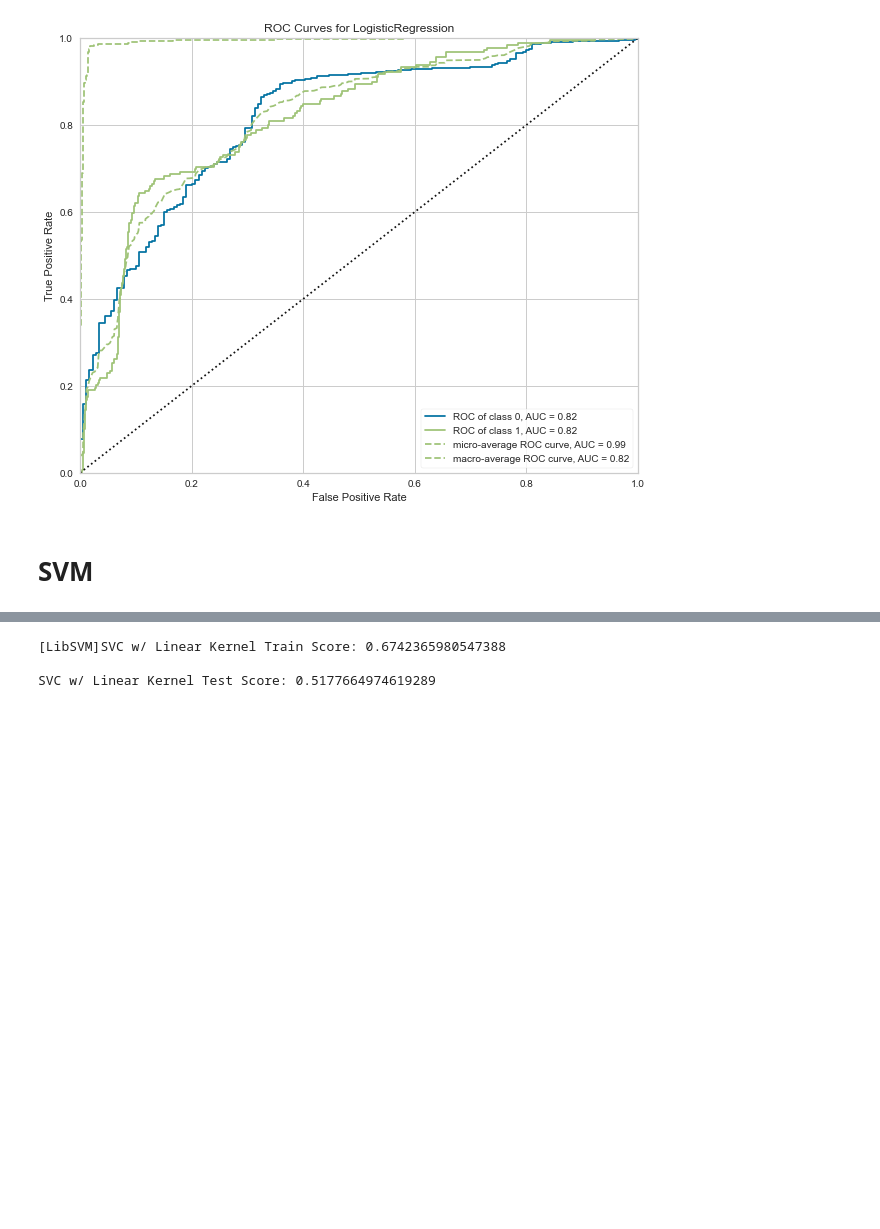
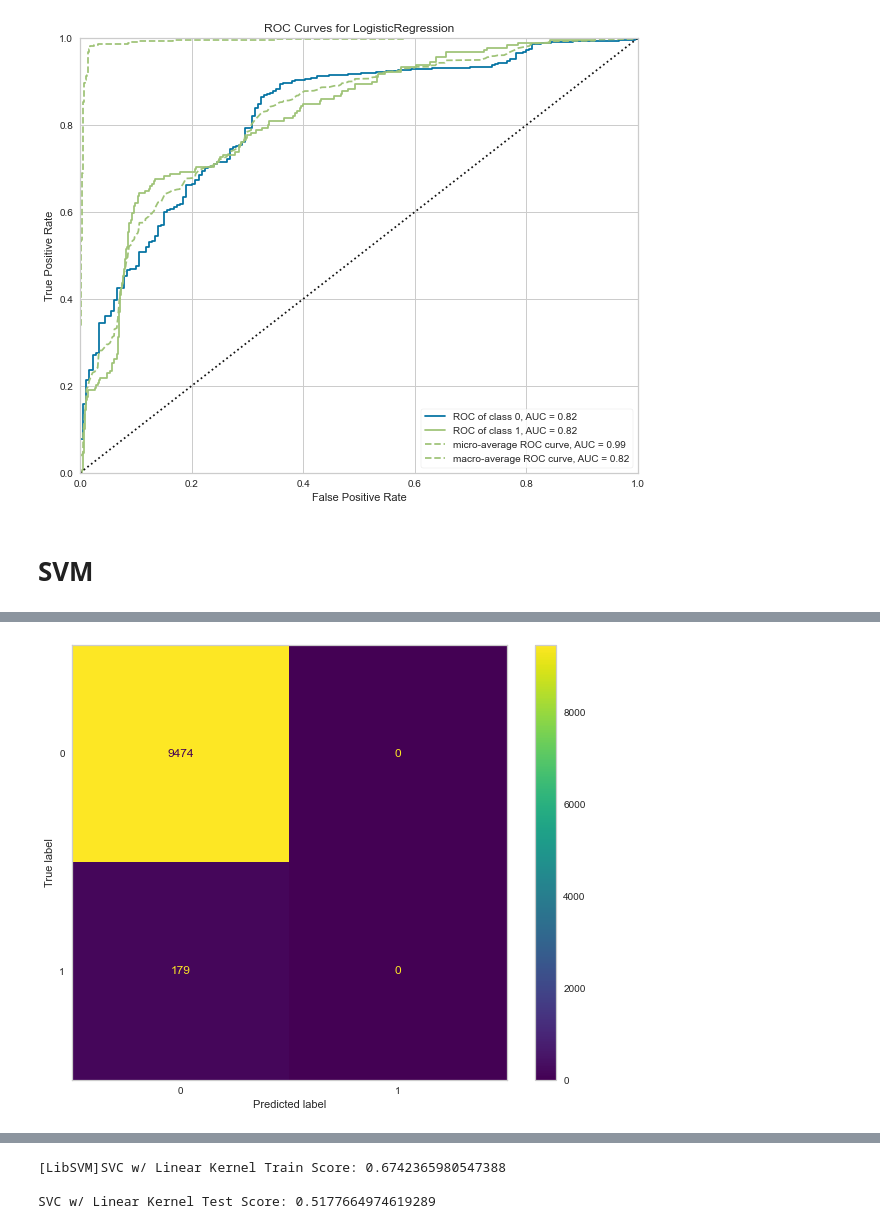
Before and after one commit to dvh549/Financial_Analytics, a Jupyter notebook: WOE_Notebook.ipynb, the cells around one changed output, grey strips where cells are left out. Cells and saved outputs as stored; diff of their text form; code cells hidden in the pictures; blank space fills up the shorter version.

Commit message:
svc without oversampling added. extra roc function added due to svc needing attribute binary=true

```diff
--- a/WOE_Notebook.ipynb
+++ b/WOE_Notebook.ipynb
@@ -557,2 +576,12 @@ plt.show()
 # %%
 from sklearn.svm import SVC
+# %%
+classif_lnr_wo = SVC(kernel="linear", probability=False, random_state=42)
+classif_lnr_wo.fit(X_train, y_train)
+svc_lnr_wo_train_score = classif_lnr_wo.score(X_train, y_train)
+svc_lnr_wo_test_score = classif_lnr_wo.score(X_test, y_test)
+svc_lnr_wo_pred = classif_lnr_wo.predict(X_test)
+
+
+print(f"SVC without oversampling w/ Linear Kernel Train Score: {svc_lnr_wo_train_score}\n")
+print(f"SVC without oversampling w/ Linear Kernel Test Score: {svc_lnr_wo_test_score}")
@@ -558,0 +604,10 @@ from sklearn.svm import SVC
+# %%
+plt.rcParams["figure.figsize"] = (10,8)
+mat = confusion_matrix(y_test, svc_lnr_wo_pred)
+cmd = ConfusionMatrixDisplay(mat)
+cmd.plot()
+plt.tick_params(axis = u'both', which = u'both', length = 0)
+plt.grid(b = None)
+plt.show()
+# %% [output]
+[figure, added]
```
Also changed, not shown: parts of 14 cells of this notebook.
